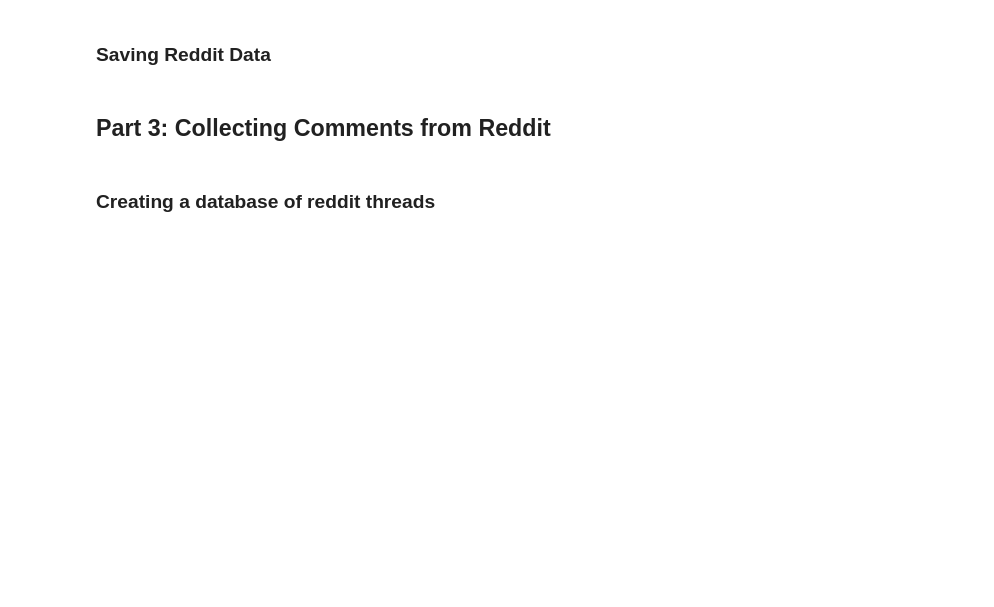
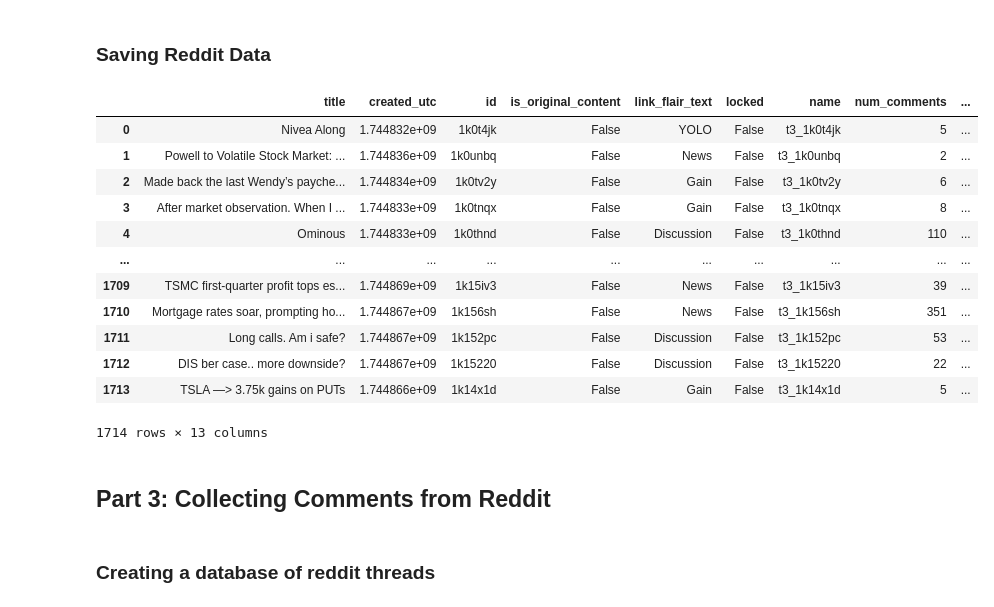
Before and after one commit to ColeJMitchell/machine-learning-stock-prediction, a Jupyter notebook: data_collection_notebooks/data_collection.ipynb, the cells around one changed output. Drawn from its saved outputs; the diff is of its cells as text; code cells hidden in the pictures; blank space fills up the shorter version.

```diff
--- a/data_collection_notebooks/data_collection.ipynb
+++ b/data_collection_notebooks/data_collection.ipynb
@@ -148,7 +199,7 @@ display(collected_data)
 ### Saving Reddit Data
 # %%
 # Save the collected data to parquet format
-SUBMISSION_PARQUET_PATH = './data/wallstreetbets-collection.parquet'
+SUBMISSION_PARQUET_PATH = '../data/wallstreetbets-collection.parquet'
 
 # Create a pyarrow schema for the data types.
 submission_schema = pyarrow.schema([
@@ -169,19 +220,33 @@ submission_schema = pyarrow.schema([
 # %%
 # If the parqet does not exist, create it.
 if not os.path.exists(SUBMISSION_PARQUET_PATH):
     collected_data.to_parquet(SUBMISSION_PARQUET_PATH, engine='pyarrow', schema=submission_schema)
 
 # If the data file already exist, merge new data with the existing one.
 else:
     old_parquet = pd.read_parquet(SUBMISSION_PARQUET_PATH, engine='pyarrow', schema=submission_schema)
     new_parquet = pd.concat([old_parquet, collected_data])
     new_parquet = new_parquet.drop_duplicates(subset=['id','title','created_utc','name','permalink'], keep='last').reset_index(drop=True)
     new_parquet.to_parquet(SUBMISSION_PARQUET_PATH, engine='pyarrow', schema=submission_schema)
 
 # Use the new collected data to get comment stuff.
-SUBMISSION_PARQUET_PATH = './data/wallstreetbets-collection.parquet'
+SUBMISSION_PARQUET_PATH = '../data/wallstreetbets-collection.parquet'
 submission_collection = pd.read_parquet(SUBMISSION_PARQUET_PATH, engine='pyarrow', schema=submission_schema)
 display(submission_collection)
+# %% [output]
+|  | title | created_utc | id | is_original_content | link_flair_text | locked | name | num_comments | ... |
+| 0 | Nivea Along | 1.744832e+09 | 1k0t4jk | False | YOLO | False | t3_1k0t4jk | 5 | ... |
+| 1 | Powell to Volatile Stock Market: ... | 1.744836e+09 | 1k0unbq | False | News | False | t3_1k0unbq | 2 | ... |
+| 2 | Made back the last Wendy’s payche... | 1.744834e+09 | 1k0tv2y | False | Gain | False | t3_1k0tv2y | 6 | ... |
+| 3 | After market observation. When I ... | 1.744833e+09 | 1k0tnqx | False | Gain | False | t3_1k0tnqx | 8 | ... |
+| 4 | Ominous | 1.744833e+09 | 1k0thnd | False | Discussion | False | t3_1k0thnd | 110 | ... |
+| ... | ... | ... | ... | ... | ... | ... | ... | ... | ... |
+| 1709 | TSMC first-quarter profit tops es... | 1.744869e+09 | 1k15iv3 | False | News | False | t3_1k15iv3 | 39 | ... |
+| 1710 | Mortgage rates soar, prompting ho... | 1.744867e+09 | 1k156sh | False | News | False | t3_1k156sh | 351 | ... |
+| 1711 | Long calls. Am i safe? | 1.744867e+09 | 1k152pc | False | Discussion | False | t3_1k152pc | 53 | ... |
+| 1712 | DIS ber case.. more downside? | 1.744867e+09 | 1k15220 | False | Discussion | False | t3_1k15220 | 22 | ... |
+| 1713 | TSLA —> 3.75k gains on PUTs | 1.744866e+09 | 1k14x1d | False | Gain | False | t3_1k14x1d | 5 | ... |
+1714 rows × 13 columns
 # %% [markdown]
 ## Part 3: Collecting Comments from Reddit
 # %% [markdown]
```
Also changed, not shown: parts of 11 cells of this notebook, 4 other files.
